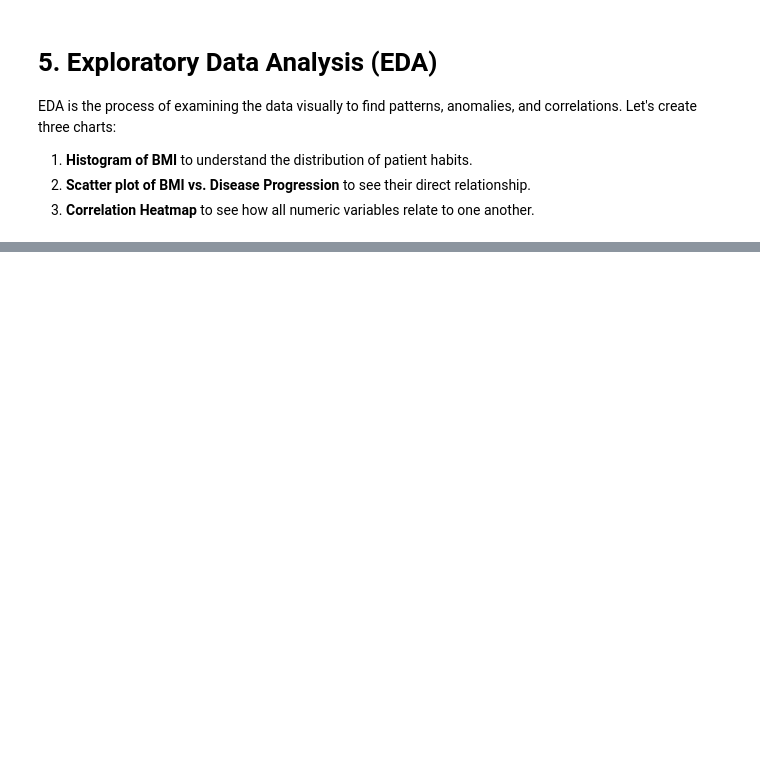
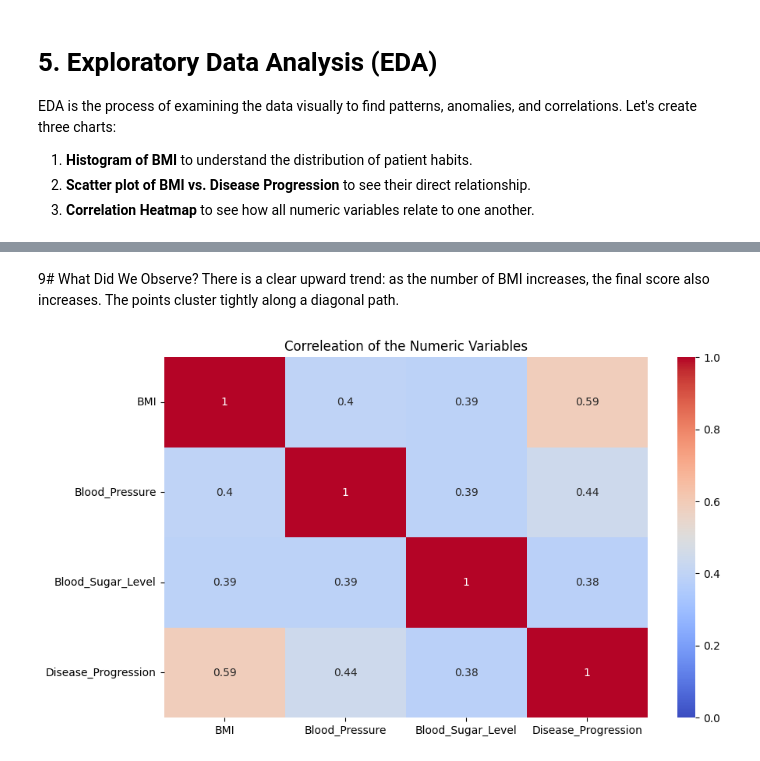
Before and after one commit to arpitmathur16/Linear_regression_model, a Jupyter notebook: Linear_Regression.ipynb, the cells around one changed output, grey strips where cells are left out. Cells and saved outputs as stored; diff of their text form; code cells hidden in the pictures; blank space fills up the shorter version.

```diff
--- a/Linear_Regression.ipynb
+++ b/Linear_Regression.ipynb
@@ -104,0 +127,12 @@ plt.show()
+# %% [markdown]
+9# What Did We Observe?
+There is a clear upward trend: as the number of BMI increases, the final score also increases.
+The points cluster tightly along a diagonal path.
+# %%
+plt.figure(figsize = (10,6))
+correlation_matrix = df.corr()
+sns.heatmap(correlation_matrix, annot=True, cmap = 'coolwarm', vmin = 0, vmax = 1)
+plt.title("Correleation of the Numeric Variables")
+plt.show()
+# %% [output]
+[figure, added]
```
Also changed, not shown: parts of 36 cells of this notebook.
